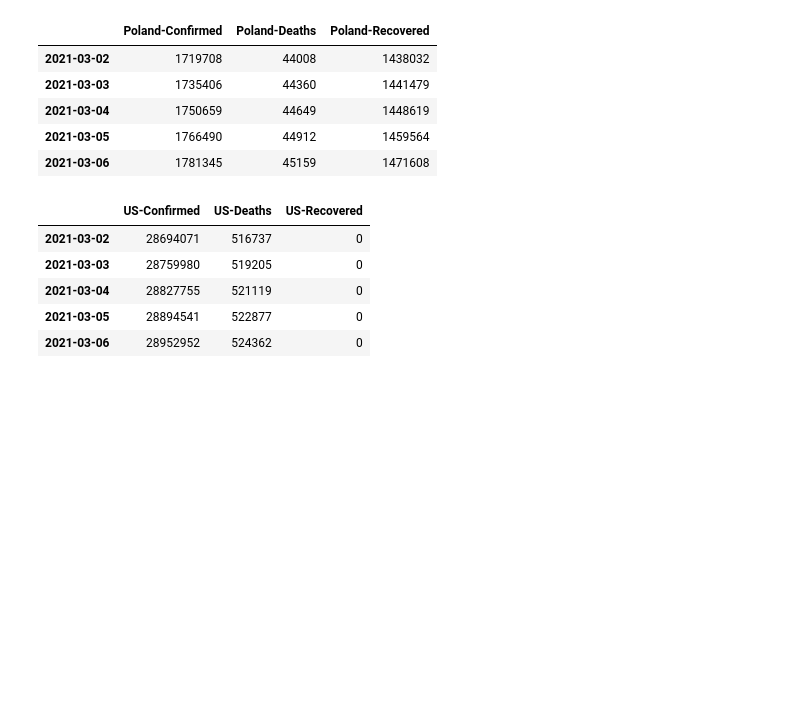
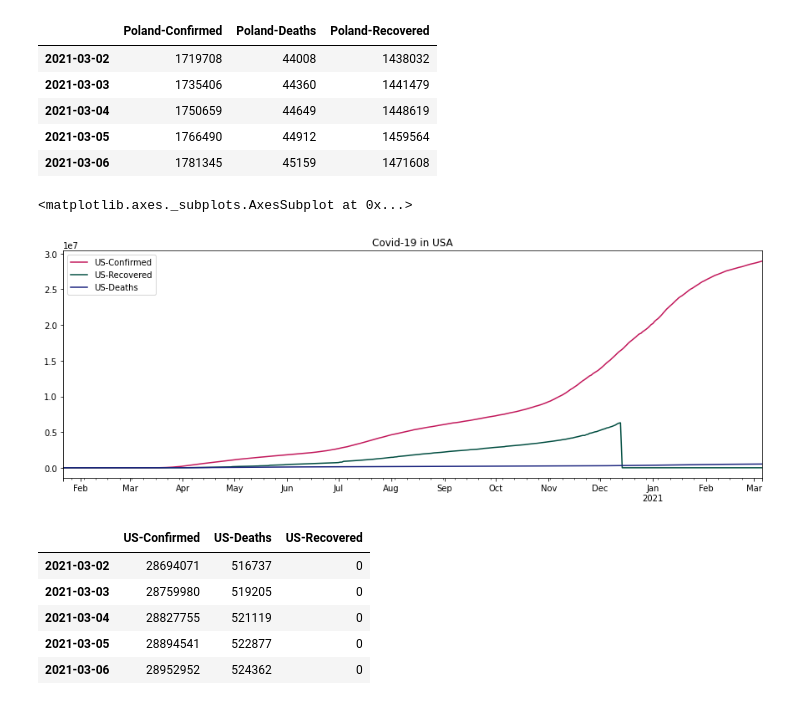
Before and after one commit to martakrusz/COVID-19, a Jupyter notebook: Covid_19_Charts.ipynb, the cells around one changed output. Cells and saved outputs as stored; diff of their text form; code cells hidden in the pictures; blank space fills up the shorter version.

```diff
--- a/Covid_19_Charts.ipynb
+++ b/Covid_19_Charts.ipynb
@@ -224,6 +225,12 @@ pl.tail(n=5)
 | 2021-03-04 | 1750659 | 44649 | 1448619 |
 | 2021-03-05 | 1766490 | 44912 | 1459564 |
 | 2021-03-06 | 1781345 | 45159 | 1471608 |
+# %%
+us=get('US')
+us.plot(figsize=(15,5), color=("#c2185b", "#004d40", "#1a237e"), title = 'Covid-19 in USA')
+# %% [output]
+<matplotlib.axes._subplots.AxesSubplot at 0x...>
+[figure, added]
 # %%
 us.tail(n=5)
 # %% [output]
```
Also changed, not shown: parts of 15 cells of this notebook.
